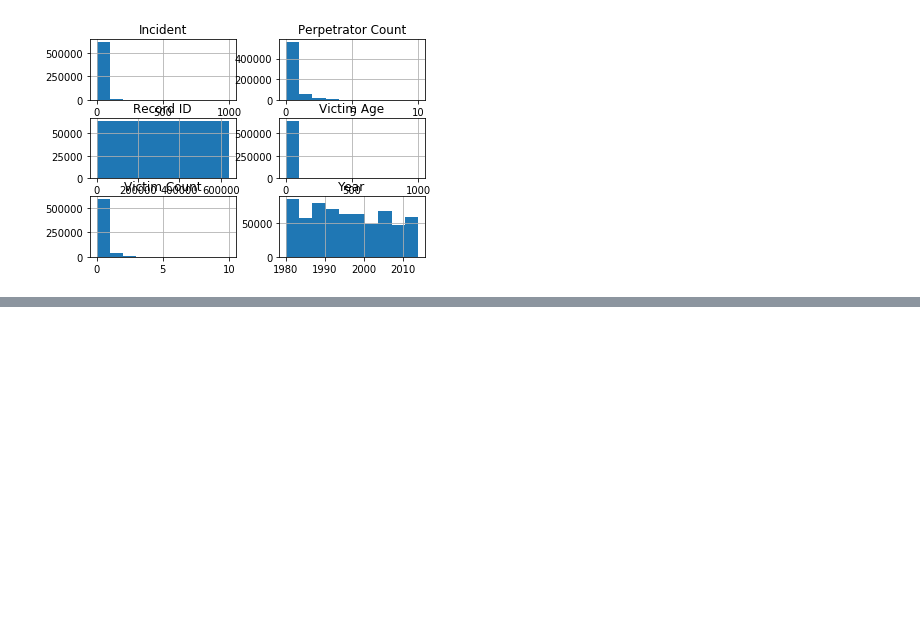
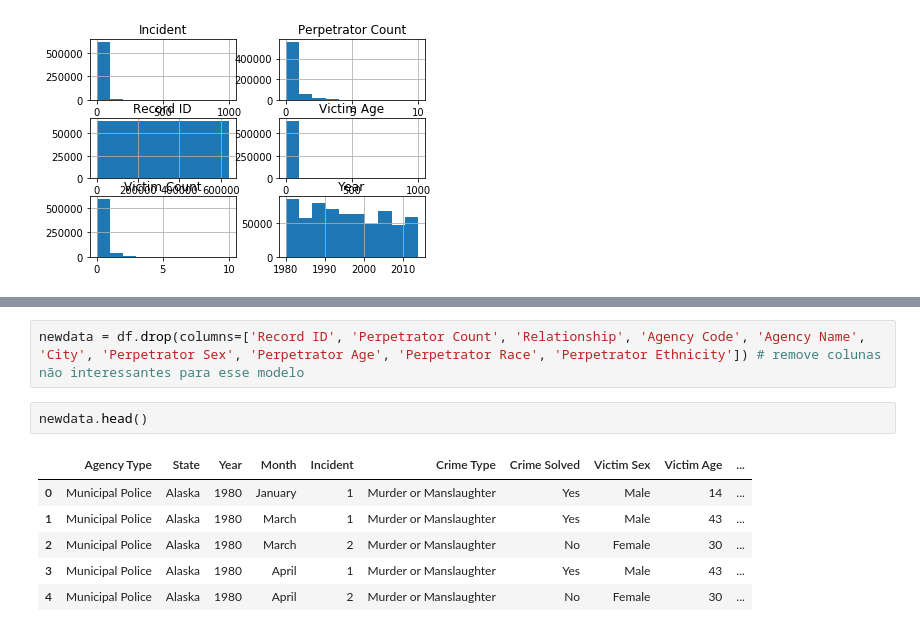
Before and after one commit to andreihod/kdd-aula4, a Jupyter notebook: Trabalho KDD.ipynb, the cells around one changed output, grey strips where cells are left out. Cells and saved outputs as stored; diff of their text form; blank space fills up the shorter version.

```diff
--- a/Trabalho KDD.ipynb
+++ b/Trabalho KDD.ipynb
@@ -199,0 +195,11 @@ Text(0,0.5,'')
+# %%
+newdata = df.drop(columns=['Record ID', 'Perpetrator Count', 'Relationship', 'Agency Code', 'Agency Name', 'City', 'Perpetrator Sex', 'Perpetrator Age', 'Perpetrator Race', 'Perpetrator Ethnicity']) # remove colunas não interessantes para esse modelo
+# %%
+newdata.head()
+# %% [output]
+|  | Agency Type | State | Year | Month | Incident | Crime Type | Crime Solved | Victim Sex | Victim Age | ... |
+| 0 | Municipal Police | Alaska | 1980 | January | 1 | Murder or Manslaughter | Yes | Male | 14 | ... |
+| 1 | Municipal Police | Alaska | 1980 | March | 1 | Murder or Manslaughter | Yes | Male | 43 | ... |
+| 2 | Municipal Police | Alaska | 1980 | March | 2 | Murder or Manslaughter | No | Female | 30 | ... |
+| 3 | Municipal Police | Alaska | 1980 | April | 1 | Murder or Manslaughter | Yes | Male | 43 | ... |
+| 4 | Municipal Police | Alaska | 1980 | April | 2 | Murder or Manslaughter | No | Female | 30 | ... |
```
Also changed, not shown: parts of 18 cells of this notebook, 2 other files.
